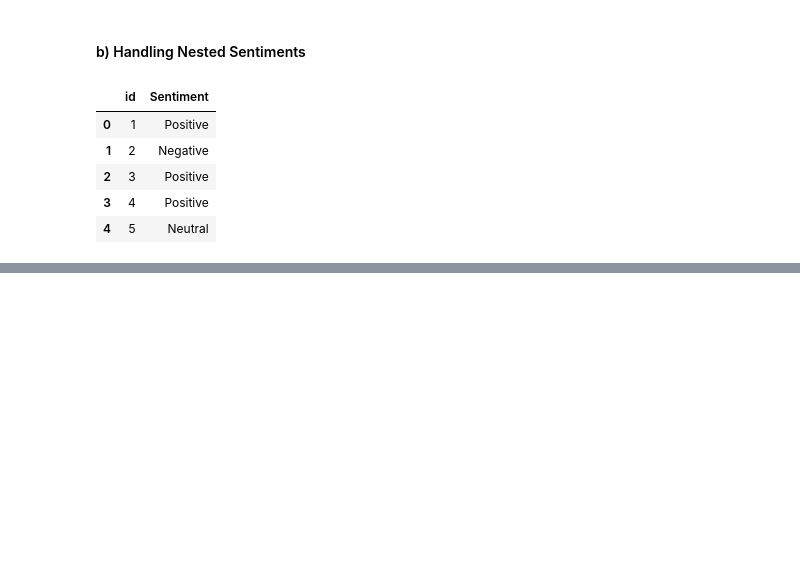
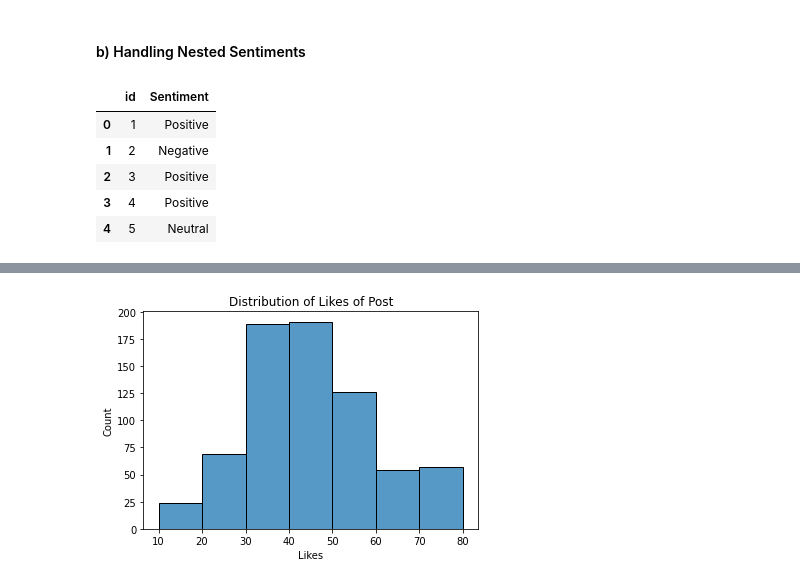
Before and after one commit to 9anubhavtyagi/social_media_sentiment_eda, a Jupyter notebook: social_media_sentiment_eda.ipynb, the cells around one changed output, grey strips where cells are left out. Cells and saved outputs as stored; diff of their text form; code cells hidden in the pictures; blank space fills up the shorter version.

```diff
--- a/social_media_sentiment_eda.ipynb
+++ b/social_media_sentiment_eda.ipynb
@@ -267,0 +361,7 @@ data_sentiments.head()
+# %%
+sns.histplot(data=data, x="Likes", binwidth=10)
+plt.title("Distribution of Likes of Post")
+
+plt.show()
+# %% [output]
+[figure, added]
```
Also changed, not shown: parts of 133 cells of this notebook.
